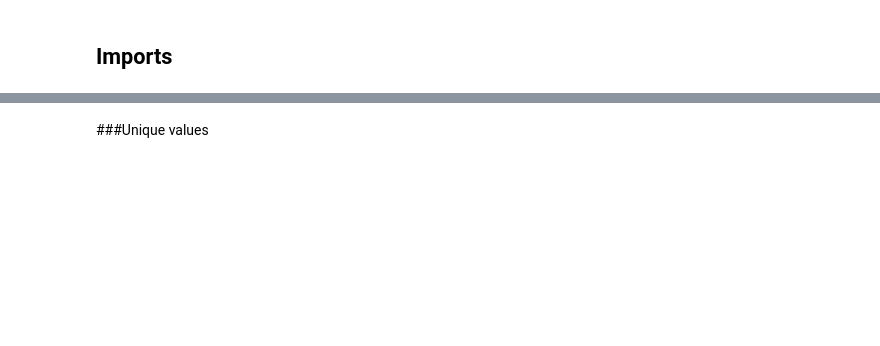
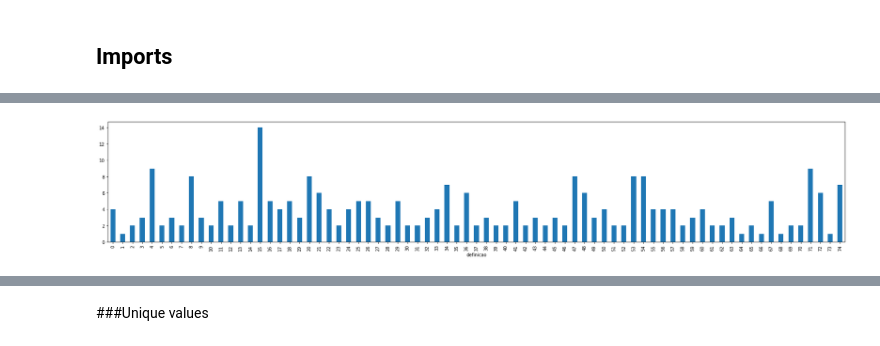
Before and after one commit to elvisdias/studies-colabs, a Jupyter notebook: Classificação Supervisionada NFEs.ipynb, the cells around one changed output, grey strips where cells are left out. Drawn from its saved outputs; the diff is of its cells as text; code cells hidden in the pictures; blank space fills up the shorter version.

```diff
--- a/Classificação Supervisionada NFEs.ipynb
+++ b/Classificação Supervisionada NFEs.ipynb
@@ -1442,0 +476,7 @@ df_original = df.copy()
+# %%
+fig = plt.figure(figsize=(30,5))
+df_val[df_val['definicao']!=1000].groupby('definicao').definicao.count().plot.bar(ylim=0)
+fig.set_facecolor('xkcd:white')
+plt.show()
+# %% [output]
+[figure, added]
```
Also changed, not shown: parts of 228 cells of this notebook.
